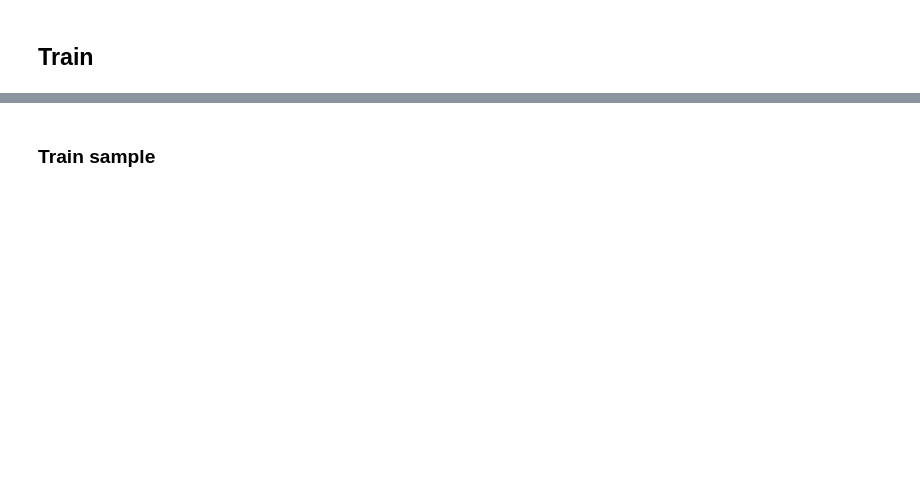
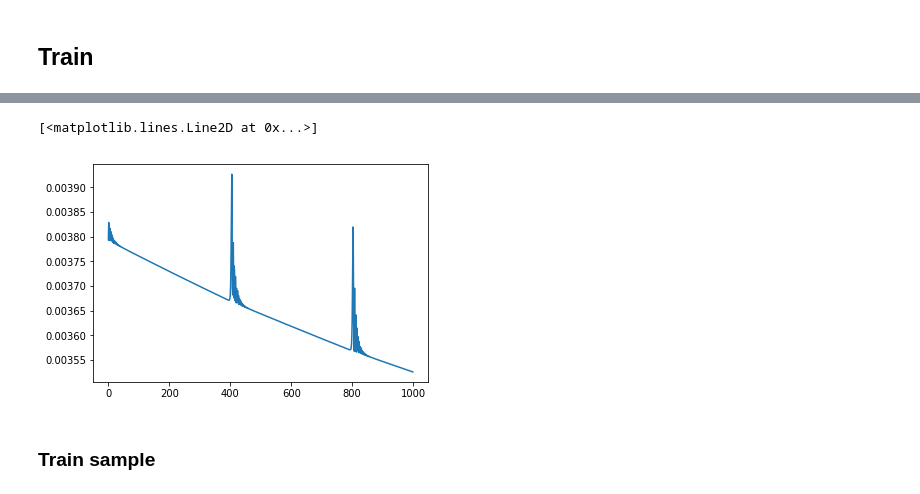
Before and after one commit to peerchen/trend-following-1, a Jupyter notebook: Time Series Prediction Example.ipynb, the cells around one changed output, grey strips where cells are left out. Drawn from its saved outputs; the diff is of its cells as text; code cells hidden in the pictures; blank space fills up the shorter version.

```diff
--- a/Time Series Prediction Example.ipynb
+++ b/Time Series Prediction Example.ipynb
@@ -482,8 +482,45 @@ class Sequence3(nn.Module):
 
         outputs = torch.stack(outputs, 1).squeeze(2)
         return outputs
+
+class Sequence4(nn.Module):
+    def __init__(self, h0=1, h1=5, h2=5, h3=5, h4=5, hL=1):
+        super(Sequence4, self).__init__()
+        self.h0 = h0
+        self.h1 = h1
+        self.h2 = h2
+        self.h3 = h3
+        self.h4 = h4
+        self.hL = hL
+        self.lstm1 = nn.LSTMCell(h0, h1)
+        self.lstm2 = nn.LSTMCell(h1, h2)
+        self.lstm3 = nn.LSTMCell(h2, h3)
+        self.lstm4 = nn.LSTMCell(h3, h4)
+        self.linear = nn.Linear(h4, hL)
+
+    def forward(self, input):
+        outputs = []
+        h_t = torch.zeros(input.size(0), self.h1, dtype=torch.double)
+        c_t = torch.zeros(input.size(0), self.h1, dtype=torch.double)
+        h_t2 = torch.zeros(input.size(0), self.h2, dtype=torch.double)
+        c_t2 = torch.zeros(input.size(0), self.h2, dtype=torch.double)
+        h_t3 = torch.ones(input.size(0), self.h3, dtype=torch.double)
+        c_t3 = torch.zeros(input.size(0), self.h3, dtype=torch.double)
+        h_t4 = torch.ones(input.size(0), self.h4, dtype=torch.double)
+        c_t4 = torch.zeros(input.size(0), self.h4, dtype=torch.double)
+
+        for i, input_t in enumerate(input.chunk(input.size(1), dim=1)):
+            h_t, c_t = self.lstm1(input_t.view(N_samples, -1), (h_t, c_t))
+            h_t2, c_t2 = self.lstm2(h_t, (h_t2, c_t2))
+            h_t3, c_t3 = self.lstm3(h_t2, (h_t3, c_t3))
+            h_t4, c_t4 = self.lstm4(h_t3, (h_t4, c_t4))
+            output = self.linear(h_t4)
+            outputs += [output]
+
+        outputs = torch.stack(outputs, 1).squeeze(2)
+        return outputs
 # %%
 # build the model
-seq = Sequence3(hL=4)#Sequence(h0=1, h1=20, h2=10, hL=4)
+seq = Sequence4(hL=4)#Sequence(h0=1, h1=20, h2=10, hL=4)
 seq.double()
 # %% [output]
@@ -533,9 +571,9 @@ tensor(0.9198, dtype=torch.float64)
 # %%
 losses = []
 # %%
-optimizer = optim.Adam(seq.parameters(), lr=1e-3)
+optimizer = optim.Adam(seq.parameters(), lr=7e-5)
 # %%
-for i in tqdm_notebook(range(200), desc='Epoch:'):
+for i in tqdm_notebook(range(2500), desc='Epoch:'):
 
     def closure():
         optimizer.zero_grad()
@@ -564,5 +615,8 @@ KeyboardInterrupt:
 # %%
-plt.plot(np.array(losses))
+plt.plot(np.array(losses[-1000:]))
+# %% [output]
+[<matplotlib.lines.Line2D at 0x...>]
+[figure, added]
 # %% [markdown]
 ### Train sample
 # %%
```
Also changed, not shown: parts of 19 cells of this notebook.
